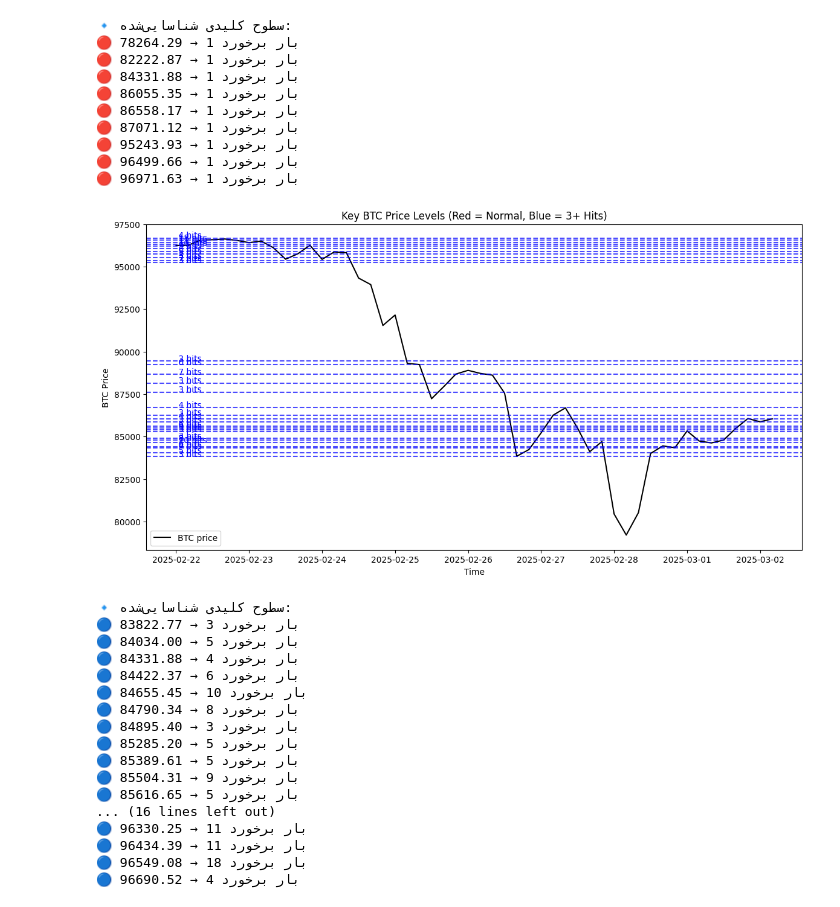
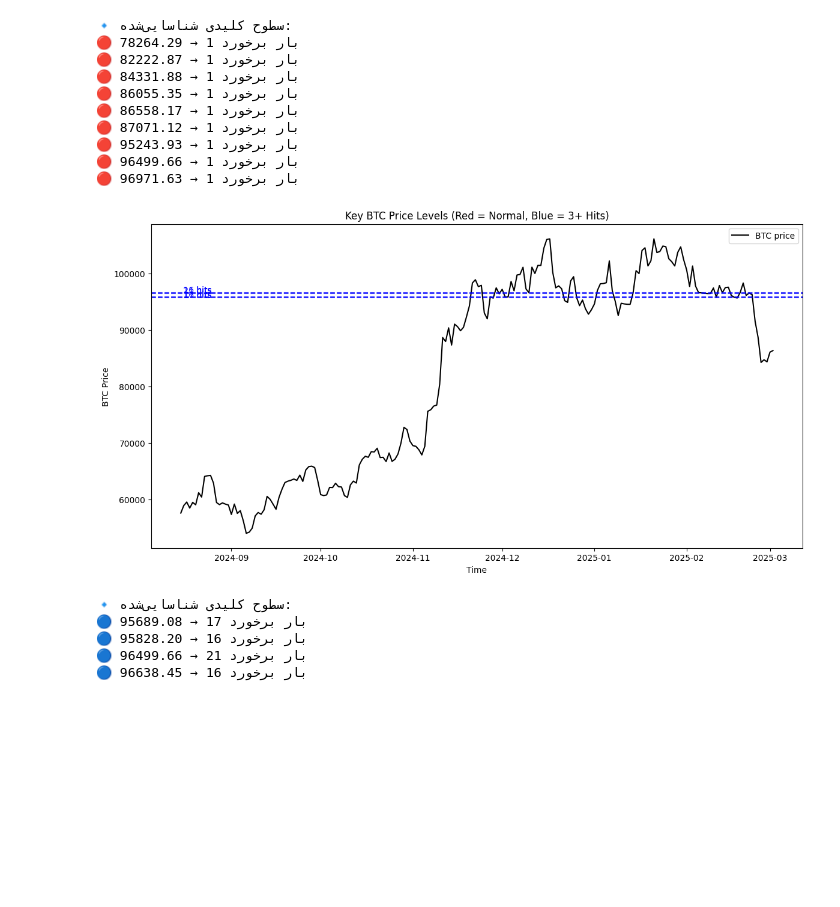
Before and after one commit to Reza82-python/Robat-Trader, a Jupyter notebook: test.ipynb, the cells around one changed output. Saved outputs shown, nothing was run; the diff lists cells and outputs as text; code cells hidden in the pictures; blank space fills up the shorter version.

```diff
--- a/test.ipynb
+++ b/test.ipynb
@@ -103,8 +103,8 @@ url = HTTP(testnet=True)
 response = url.get_index_price_kline(
     category="linear",
     symbol="BTCUSDT",
-    interval=240,  # تایم‌فریم 4 ساعته
-    limit=50,
+    interval='D',  # تایم‌فریم 4 ساعته
+    limit=200,
 )
 
 # تبدیل داده به DataFrame
@@ -119,7 +119,7 @@ if 'result' in response:
     df[['open', 'high', 'low', 'close']] = df[['open', 'high', 'low', 'close']].astype(float)
 
 # پیدا کردن سطوحی که حداقل 3 برخورد داشته باشند
-def find_strong_levels(df, sensitivity=0.001, min_hits=3):
+def find_strong_levels(df, sensitivity=0.001, min_hits=15):
     levels = {}
 
     for price in df['high'].tolist() + df['low'].tolist():  # بررسی تمامی سقف و کف‌ها
@@ -139,50 +139,38 @@ def find_strong_levels(df, sensitivity=0.001, min_hits=3):
             final_levels[level] = levels[level]
         else:
             prev_level = list(final_levels.keys())[-1]
             if abs(prev_level - level) > sensitivity * level:
                 final_levels[level] = levels[level]
 
     return final_levels
 
 key_levels = find_strong_levels(df)
 
 # رسم نمودار قیمت و نمایش سطوح کلیدی
 plt.figure(figsize=(14, 7))
 plt.plot(df['timestamp'], df['close'], label="BTC price", color='black')
 
 # رسم خطوط افقی برای سطوح کلیدی
 for level, count in key_levels.items():
-    color = "red" if count < 3 else "blue"  # سطوح با ۳ برخورد یا بیشتر آبی می‌شوند
+    color = "red" if count < 5 else "blue"  # سطوح با ۳ برخورد یا بیشتر آبی می‌شوند
     plt.axhline(y=level, linestyle="--", color=color, alpha=0.7)
     plt.text(df['timestamp'].iloc[-1], level, f" {count} hits", color=color, fontsize=10)
 
 plt.xlabel("Time")
 plt.ylabel("BTC Price")
 plt.title("Key BTC Price Levels (Red = Normal, Blue = 3+ Hits)")
 plt.legend()
 plt.show()
 
 # نمایش قیمت‌های مهم در کنسول
 print("🔹 سطوح کلیدی شناسایی‌شده:")
 for level, count in key_levels.items():
-    color_tag = "🔵" if count >= 3 else "🔴"
+    color_tag = "🔵" if count >= 5 else "🔴"
     print(f"{color_tag} {level:.2f} → {count} بار برخورد")
 # %% [output]
-[figure, old version]
+[figure, new version]
 🔹 سطوح کلیدی شناسایی‌شده:
-🔵 83822.77 → 3 بار برخورد
-🔵 84034.00 → 5 بار برخورد
-🔵 84331.88 → 4 بار برخورد
-🔵 84422.37 → 6 بار برخورد
-🔵 84655.45 → 10 بار برخورد
-🔵 84790.34 → 8 بار برخورد
-🔵 84895.40 → 3 بار برخورد
-🔵 85285.20 → 5 بار برخورد
-🔵 85389.61 → 5 بار برخورد
-🔵 85504.31 → 9 بار برخورد
-🔵 85616.65 → 5 بار برخورد
-... (16 lines left out)
-🔵 96330.25 → 11 بار برخورد
-🔵 96434.39 → 11 بار برخورد
-🔵 96549.08 → 18 بار برخورد
-🔵 96690.52 → 4 بار برخورد
+🔵 95689.08 → 17 بار برخورد
+🔵 95828.20 → 16 بار برخورد
+🔵 96499.66 → 21 بار برخورد
+🔵 96638.45 → 16 بار برخورد
```
